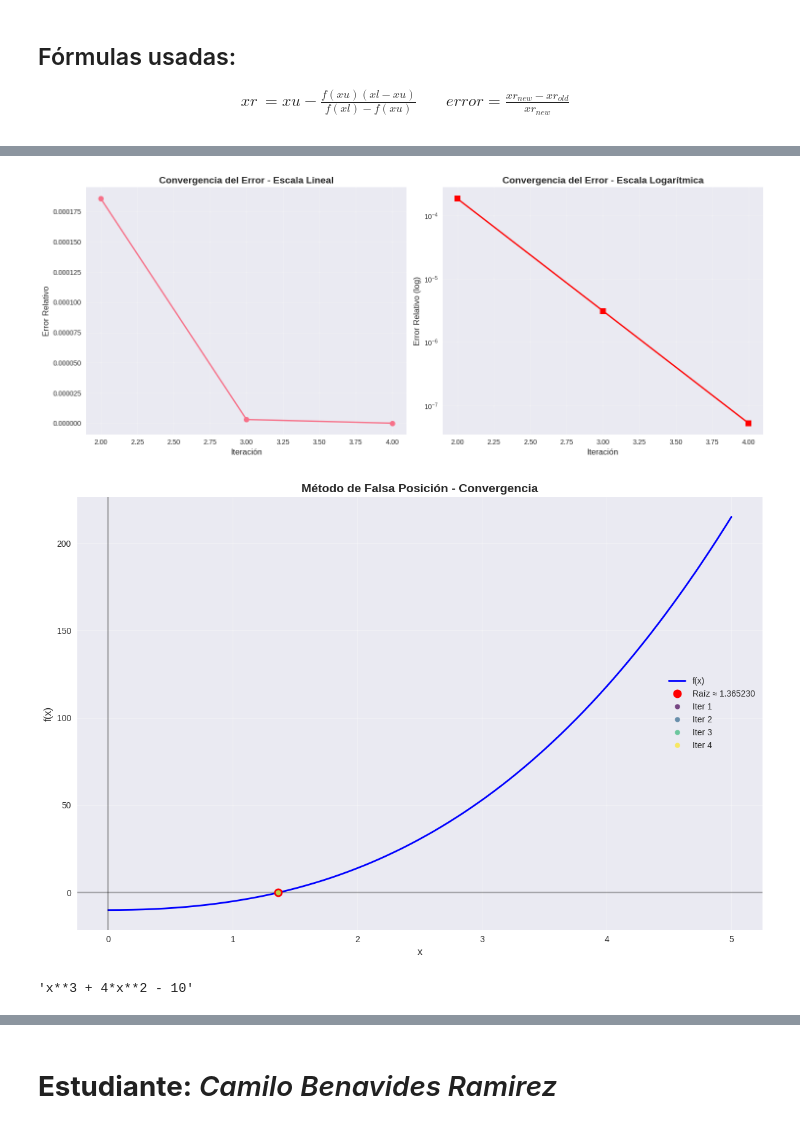
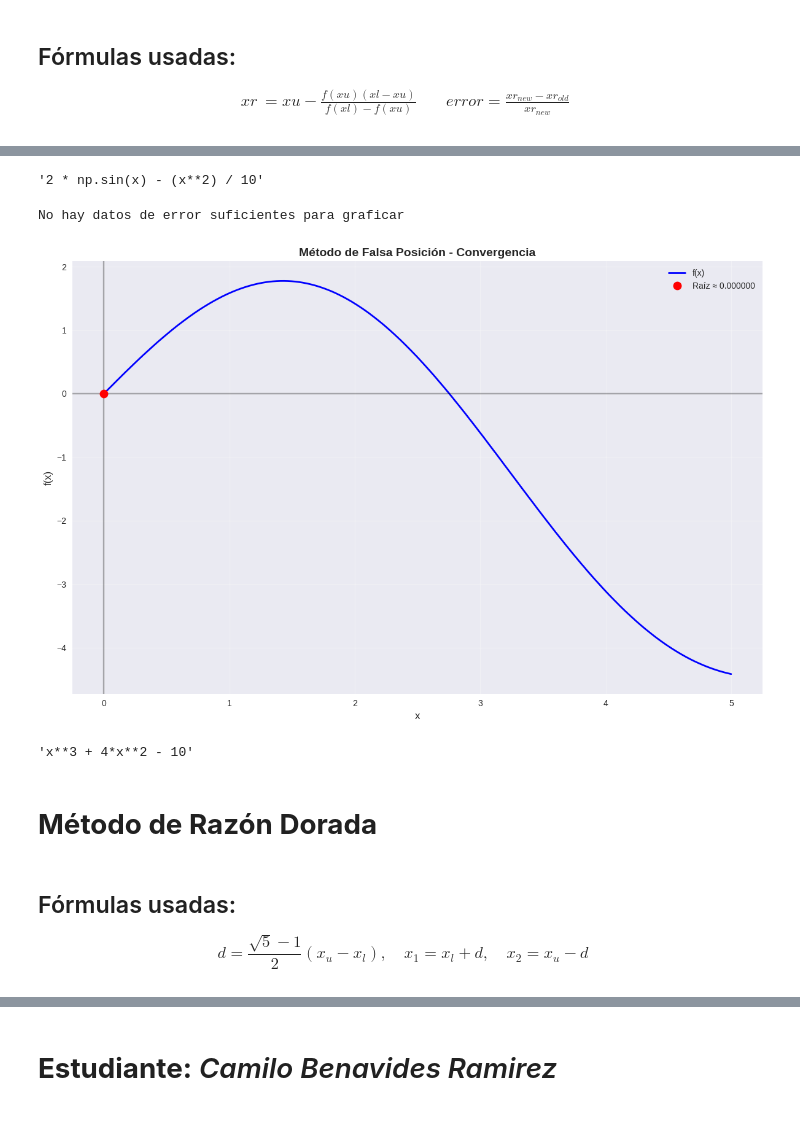
Before and after one commit to Camilo-Benavides/Optimizacion-Entregas, a Jupyter notebook: 1_Tarea.ipynb, the cells around one changed output, grey strips where cells are left out. Saved outputs shown, nothing was run; the diff lists cells and outputs as text; code cells hidden in the pictures.

```diff
--- a/1_Tarea.ipynb
+++ b/1_Tarea.ipynb
@@ -25,20 +123,8 @@ $$
 def biseccion_auto(f, xmin, xmax, pasos=100, tol=1e-6):
     function_name = "Bisección"
     h = (xmax - xmin) / pasos
-    x, fa = xmin, f(xmin)
-    a = b = None
 
-    # Buscar intervalo con cambio de signo
-    for _ in range(pasos):
-        x2 = x + h
-        fb = f(x2)
-        if fa * fb <= 0:
-            a, b = x, x2
-            break
-        x, fa = x2, fb
-
-    if a is None:
-        raise ValueError("No se encontró cambio de signo en el rango dado.")
+    a, b = getInterval(f, xmin, xmax)
 
     iteraciones = []
     n = 0
@@ -162,6 +172,6 @@ def show_dataframe(df, name):
 ## **NOTA:** El input recibe las funciones en lenguaje de python y se calcula automaticamente el cambio de signo de las funciones, ej:  x ** 3 + 4 * x ** 2 - 10
 # %%
 expr = input("Ingresa la función f(x): ")
-bisection_function = lambda x: eval(expr, {"x": x, "__builtins__": {}})
+bisection_function = lambda x: eval(expr, {"x": x, "math": math, "np": np, "__builtins__": {}})
 xr, df, name = biseccion_auto(bisection_function, 0, 5)
 # %% [output]
@@ -213,26 +223,14 @@ xr &= {xu} - \frac{f(xu)(xl - xu)}{f(xl) - f(xu)} \quad & error =\frac{xr_{new}
 \end{aligned}
 $$
 # %%
+#The method is good, review when the user wants to input a and b
+
 def false_position_auto(f, xmin, xmax, pasos=100, tol=1e-6):
     function_name = "Falsa Posición"
     if f == None:
       raise ValueError("Debes ingresar una función")
 
-    h = (xmax - xmin) / pasos
-    x, fa = xmin, f(xmin)
-    a = b = None
-
-    # Buscar intervalo con cambio de signo
-    for _ in range(pasos):
-        x2 = x + h
-        fb = f(x2)
-        if fa * fb <= 0:
-            a, b = x, x2
-            break
-        x, fa = x2, fb
-
-    if a is None:
-        raise ValueError("No se encontró cambio de signo en el rango dado.")
+    a, b = getInterval(f, xmin, xmax)
 
     iteraciones = []
     n = 0
@@ -274,10 +272,7 @@ def false_position_auto(f, xmin, xmax, pasos=100, tol=1e-6):
     df.set_index("Iteración", inplace=True)
     return xr, df, function_name
 # %%
-expr = input("Ingresa la función f(x): ")
-false_function = lambda x: eval(expr, {"x": x, "__builtins__": {}})
+expr2 = input("Ingresa la función f(x): ")
+false_function = lambda x: eval(expr2, {"x": x, "np": np, "math": math, "__builtins__": {}})
 xr2, df2, name2 = false_position_auto(false_function, 0, 5)
-
-print(f"Raíz: {xr2:.8f}")
-show_dataframe(df2, name2)
 # %% [output]
@@ -293,10 +280,24 @@ Iteraciones del Método de Falsa Posición
+# %%
+"2 * np.sin(x) - (x**2) / 10"
+# %% [output]
+'2 * np.sin(x) - (x**2) / 10'
 # %%
 plot_error_convergence(df2)
-plot_function_and_roots(false_function, 0, 5, xr2, df2)
+plot_function_and_roots(false_function, 0, 5, xr2, df2, name2)
 # %% [output]
+No hay datos de error suficientes para graficar
-[figure, old version]
+[figure, new version]
-[figure, removed]
 # %%
 "x**3 + 4*x**2 - 10"
 # %% [output]
 'x**3 + 4*x**2 - 10'
+# %% [markdown]
+# **Método de Razón Dorada**
+# %% [markdown]
+## Fórmulas usadas:
+
+$$
+d = \frac{\sqrt{5} - 1}{2}(x_u - x_l), \quad
+x_1 = x_l + d, \quad
+x_2 = x_u - d
+$$
```
Also changed, not shown: parts of 12 cells of this notebook.
